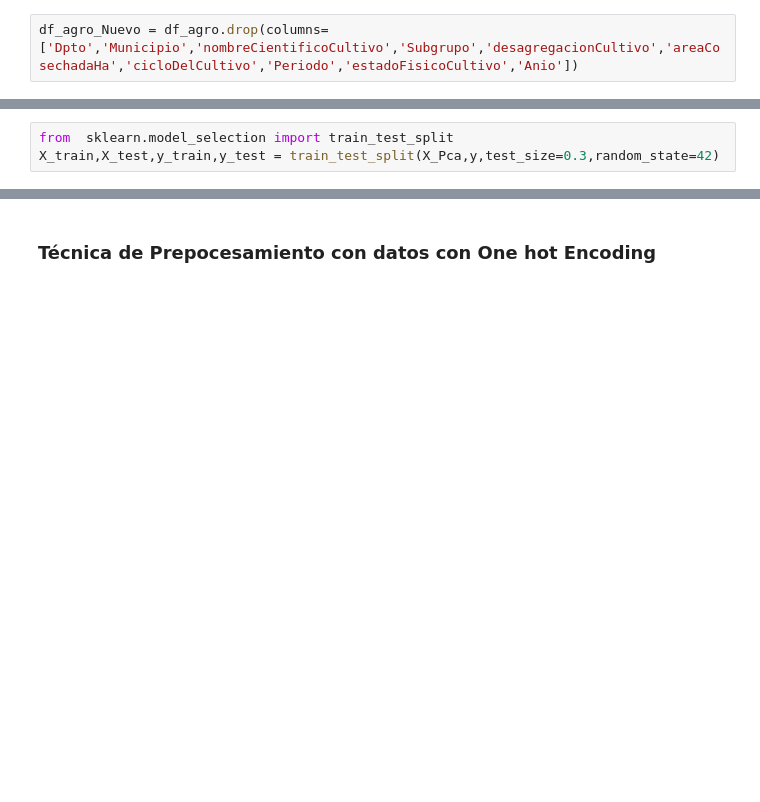
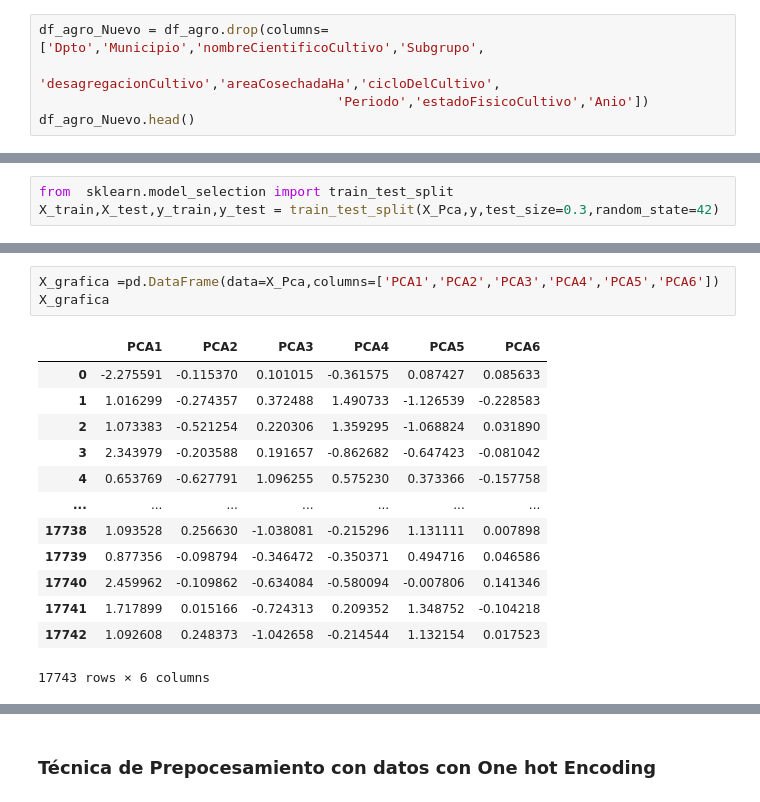
Before and after one commit to Samave02/Evaluaciones-Agropecuarias-Boyaca-Cundinamarca, a Jupyter notebook: Procesos de Analisis/Modelos_predictivos.ipynb, the cells around one changed output, grey strips where cells are left out. Cells and saved outputs as stored; diff of their text form; blank space fills up the shorter version.

```diff
--- a/Procesos de Analisis/Modelos_predictivos.ipynb
+++ b/Procesos de Analisis/Modelos_predictivos.ipynb
@@ -107,4 +94,7 @@ df_agro.head()
 # %% [markdown]
 ### Depuración de variables
 # %%
-df_agro_Nuevo = df_agro.drop(columns=['Dpto','Municipio','nombreCientificoCultivo','Subgrupo','desagregacionCultivo','areaCosechadaHa','cicloDelCultivo','Periodo','estadoFisicoCultivo','Anio'])
+df_agro_Nuevo = df_agro.drop(columns=['Dpto','Municipio','nombreCientificoCultivo','Subgrupo',
+                                      'desagregacionCultivo','areaCosechadaHa','cicloDelCultivo',
+                                      'Periodo','estadoFisicoCultivo','Anio'])
+df_agro_Nuevo.head()
@@ -201,0 +233,17 @@ modelo_tree.score(X_test,y_test)
+# %%
+X_grafica =pd.DataFrame(data=X_Pca,columns=['PCA1','PCA2','PCA3','PCA4','PCA5','PCA6'])
+X_grafica
+# %% [output]
+|  | PCA1 | PCA2 | PCA3 | PCA4 | PCA5 | PCA6 |
+| 0 | -2.275591 | -0.115370 | 0.101015 | -0.361575 | 0.087427 | 0.085633 |
+| 1 | 1.016299 | -0.274357 | 0.372488 | 1.490733 | -1.126539 | -0.228583 |
+| 2 | 1.073383 | -0.521254 | 0.220306 | 1.359295 | -1.068824 | 0.031890 |
+| 3 | 2.343979 | -0.203588 | 0.191657 | -0.862682 | -0.647423 | -0.081042 |
+| 4 | 0.653769 | -0.627791 | 1.096255 | 0.575230 | 0.373366 | -0.157758 |
+| ... | ... | ... | ... | ... | ... | ... |
+| 17738 | 1.093528 | 0.256630 | -1.038081 | -0.215296 | 1.131111 | 0.007898 |
+| 17739 | 0.877356 | -0.098794 | -0.346472 | -0.350371 | 0.494716 | 0.046586 |
+| 17740 | 2.459962 | -0.109862 | -0.634084 | -0.580094 | -0.007806 | 0.141346 |
+| 17741 | 1.717899 | 0.015166 | -0.724313 | 0.209352 | 1.348752 | -0.104218 |
+| 17742 | 1.092608 | 0.248373 | -1.042658 | -0.214544 | 1.132154 | 0.017523 |
+17743 rows × 6 columns
```
Also changed, not shown: parts of 51 cells of this notebook, 1 other file.
